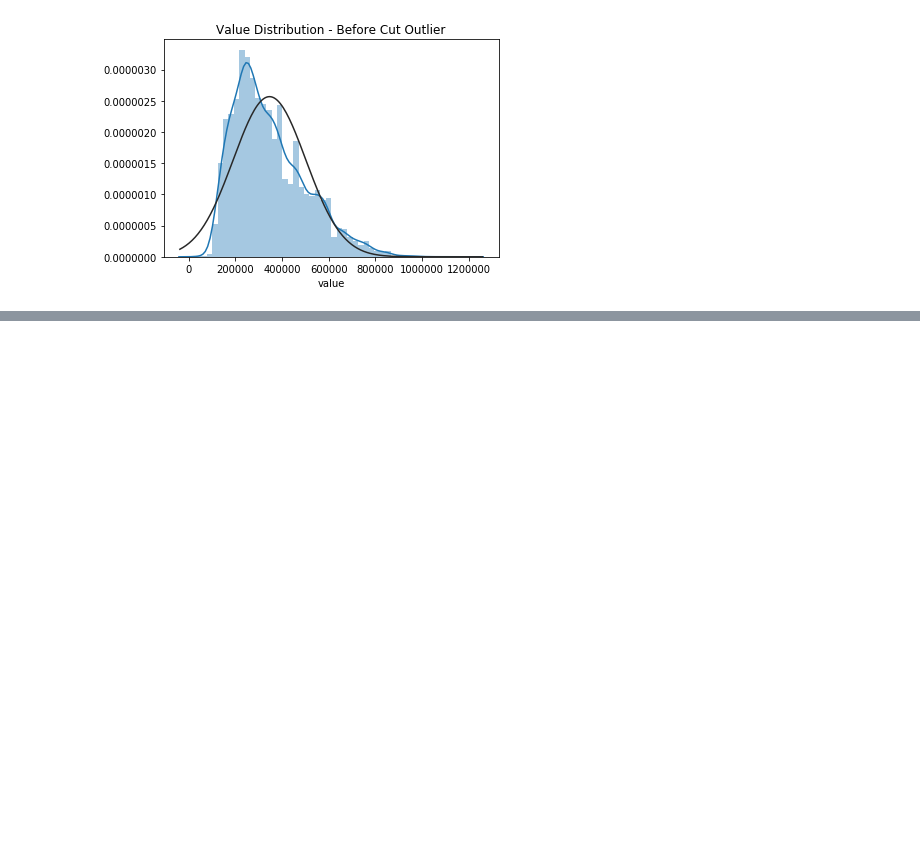
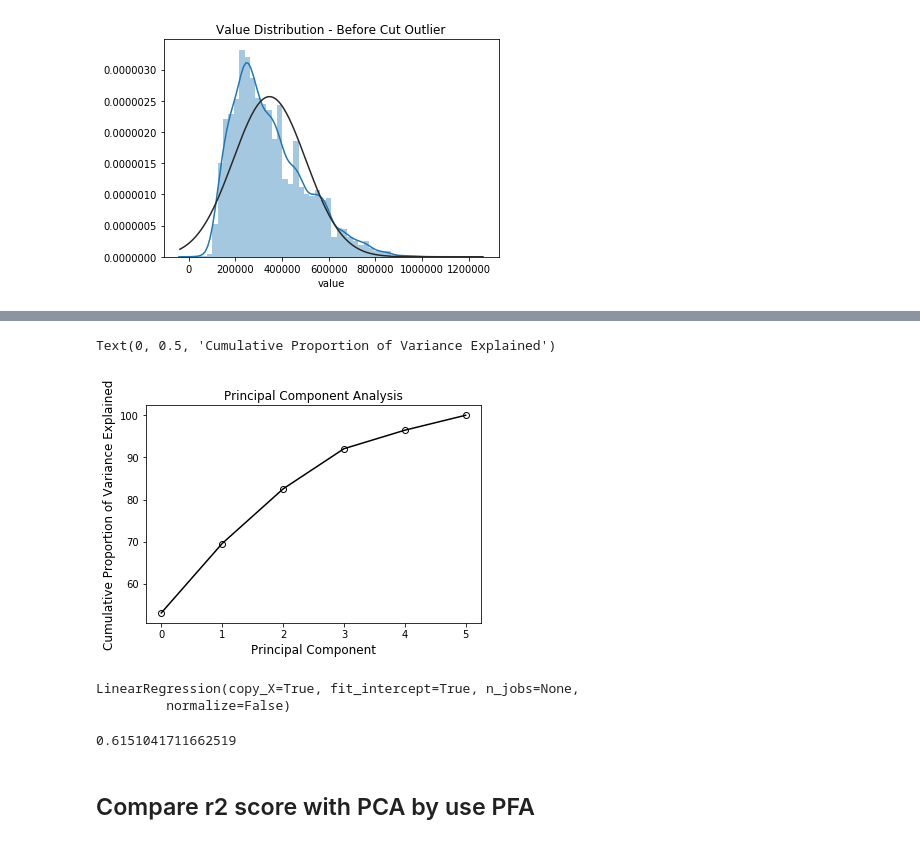
Before and after one commit to nuttheguitar/realties_datasprints, a Jupyter notebook: EDA.ipynb, the cells around one changed output, grey strips where cells are left out. Cells and saved outputs as stored; diff of their text form; code cells hidden in the pictures; blank space fills up the shorter version.

```diff
--- a/EDA.ipynb
+++ b/EDA.ipynb
@@ -853,0 +880,2 @@ df_pfa.to_excel('./ads_sell.xlsx')
+# %%
+norm_data = pd.DataFrame(norm_data, columns=df_pfa.drop(['value'], axis=1).columns)
@@ -853,0 +891,8 @@ df_pfa.to_excel('./ads_sell.xlsx')
+# %%
+from sklearn.model_selection import train_test_split
+y = df_pfa['value']
+X_train, X_test, y_train, y_test = train_test_split(norm_data, y, test_size=0.3, random_state=12)
+# %%
+from sklearn.decomposition import PCA
+pca = PCA(n_components=3)
+pca_model = pca.fit(X_train)
@@ -853,0 +905,4 @@ df_pfa.to_excel('./ads_sell.xlsx')
+# %%
+print(matrix1)
+print(pca_model.explained_variance_)
+var = pca_model.explained_variance_ratio_
@@ -853,0 +918,9 @@ df_pfa.to_excel('./ads_sell.xlsx')
+# %%
+cumulative_var = np.cumsum(np.round(var, decimals=4)*100)
+plt.plot(cumulative_var,'k-o',markerfacecolor='None',markeredgecolor='k')
+plt.title('Principal Component Analysis',fontsize=12)
+plt.xlabel("Principal Component",fontsize=12)
+plt.ylabel("Cumulative Proportion of Variance Explained",fontsize=12)
+# %% [output]
+Text(0, 0.5, 'Cumulative Proportion of Variance Explained')
+[figure, added]
@@ -853,0 +936,7 @@ df_pfa.to_excel('./ads_sell.xlsx')
+# %%
+from sklearn.linear_model import LinearRegression
+linreg_model = LinearRegression()
+linreg_model.fit(pca_train_X, y_train)
+# %% [output]
+LinearRegression(copy_X=True, fit_intercept=True, n_jobs=None,
+         normalize=False)
@@ -853,0 +954,7 @@ df_pfa.to_excel('./ads_sell.xlsx')
+# %%
+from sklearn import metrics
+metrics.r2_score(y_test, predict1)
+# %% [output]
+0.6151041711662519
+# %% [markdown]
+## Compare r2 score with PCA by use PFA
```
Also changed, not shown: parts of 27 cells of this notebook, 3 other files.
